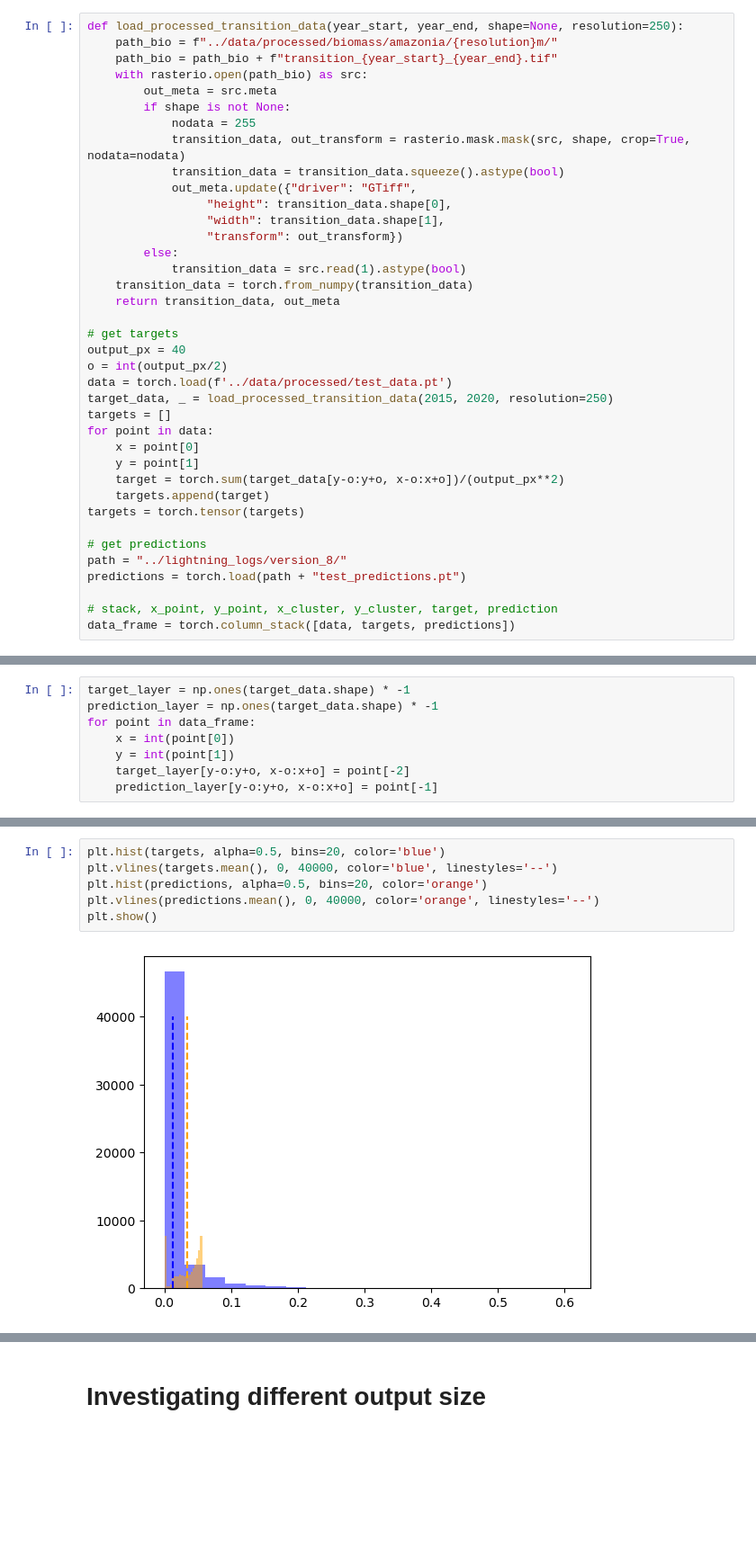
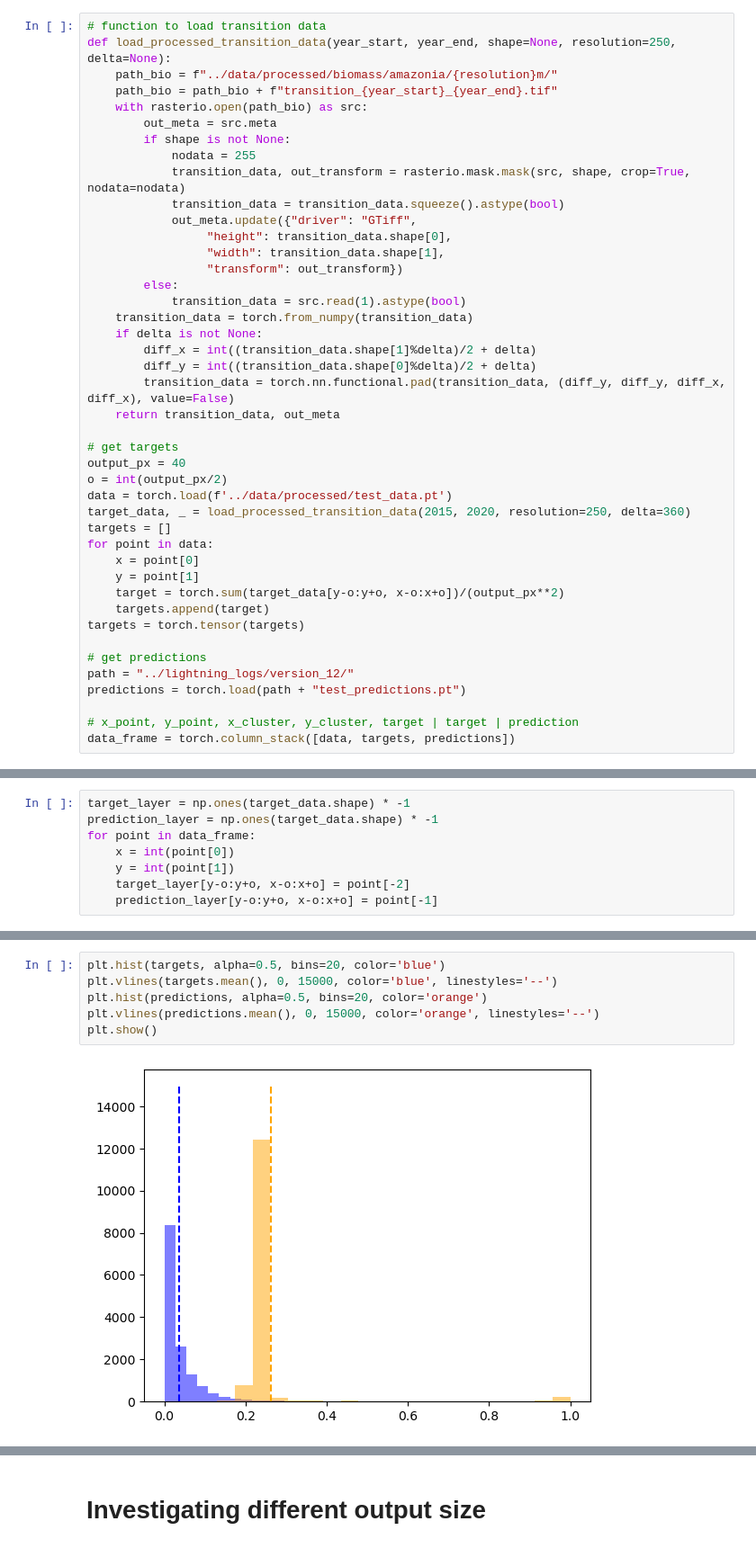
Before and after one commit to TimEngelmann/future-deforestation, a Jupyter notebook: notebooks/visualization.ipynb, the cells around one changed output, grey strips where cells are left out. Shown at 90% size. Cells and saved outputs as stored; diff of their text form; blank space fills up the shorter version.

```diff
--- a/notebooks/visualization.ipynb
+++ b/notebooks/visualization.ipynb
@@ -5,7 +5,8 @@ import numpy as np
 import rasterio
 from matplotlib import colors
 # %%
-def load_processed_transition_data(year_start, year_end, shape=None, resolution=250):
+# function to load transition data
+def load_processed_transition_data(year_start, year_end, shape=None, resolution=250, delta=None):
     path_bio = f"../data/processed/biomass/amazonia/{resolution}m/"
     path_bio = path_bio + f"transition_{year_start}_{year_end}.tif"
     with rasterio.open(path_bio) as src:
@@ -21,13 +22,17 @@ def load_processed_transition_data(year_start, year_end, shape=None, resolution=
         else:
             transition_data = src.read(1).astype(bool)
     transition_data = torch.from_numpy(transition_data)
+    if delta is not None:
+        diff_x = int((transition_data.shape[1]%delta)/2 + delta)
+        diff_y = int((transition_data.shape[0]%delta)/2 + delta)
+        transition_data = torch.nn.functional.pad(transition_data, (diff_y, diff_y, diff_x, diff_x), value=False)
     return transition_data, out_meta
 
 # get targets
 output_px = 40
 o = int(output_px/2)
 data = torch.load(f'../data/processed/test_data.pt')
-target_data, _ = load_processed_transition_data(2015, 2020, resolution=250)
+target_data, _ = load_processed_transition_data(2015, 2020, resolution=250, delta=360)
 targets = []
 for point in data:
     x = point[0]
@@ -37,8 +42,8 @@ for point in data:
 targets = torch.tensor(targets)
 
 # get predictions
-path = "../lightning_logs/version_8/"
+path = "../lightning_logs/version_12/"
 predictions = torch.load(path + "test_predictions.pt")
 
-# stack, x_point, y_point, x_cluster, y_cluster, target, prediction
+# x_point, y_point, x_cluster, y_cluster, target | target | prediction
 data_frame = torch.column_stack([data, targets, predictions])
@@ -63,11 +76,11 @@ np.max(prediction_layer)
 # %%
 plt.hist(targets, alpha=0.5, bins=20, color='blue')
-plt.vlines(targets.mean(), 0, 40000, color='blue', linestyles='--')
+plt.vlines(targets.mean(), 0, 15000, color='blue', linestyles='--')
 plt.hist(predictions, alpha=0.5, bins=20, color='orange')
-plt.vlines(predictions.mean(), 0, 40000, color='orange', linestyles='--')
+plt.vlines(predictions.mean(), 0, 15000, color='orange', linestyles='--')
 plt.show()
 # %% [output]
-[figure, old version]
+[figure, new version]
 # %%
 import matplotlib as mpl
 cmap = mpl.colormaps['viridis']
```
Also changed, not shown: parts of 6 cells of this notebook, 4 other files.
